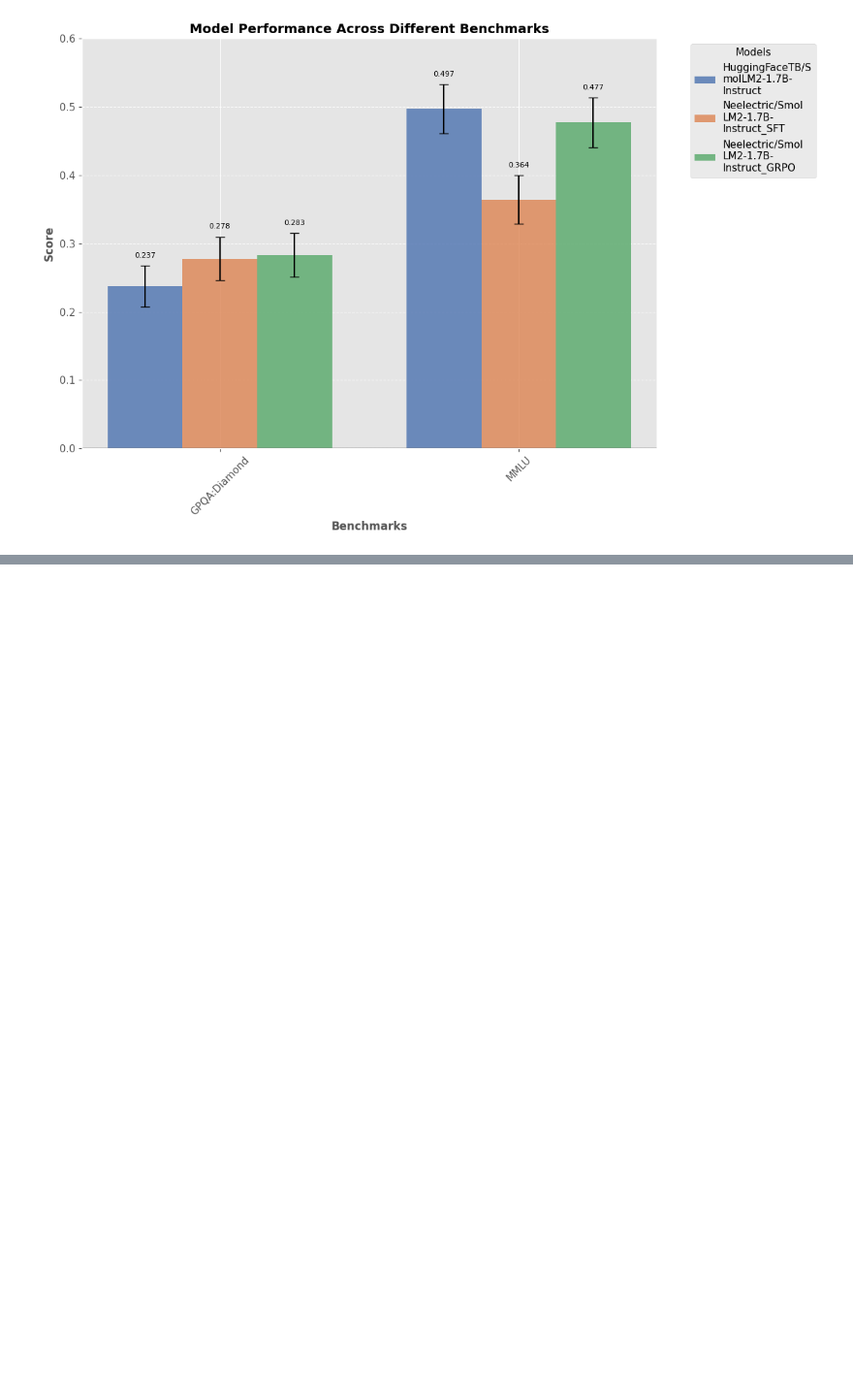
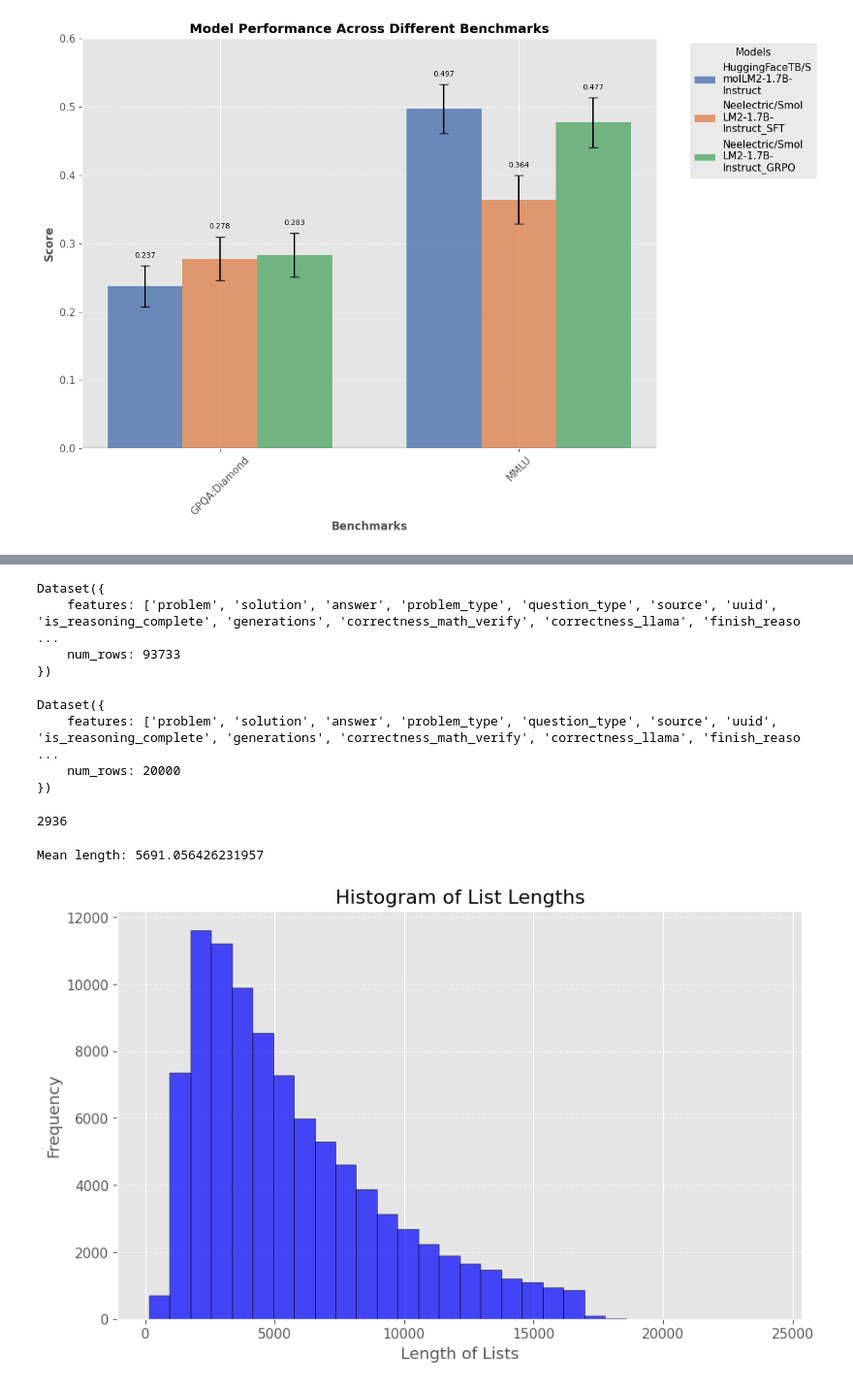
Before and after one commit to Neelectric/ModelDiffing, a Jupyter notebook: general_data_viz.ipynb, the cells around one changed output, grey strips where cells are left out. Shown at 97% size. Cells and saved outputs as stored; diff of their text form; code cells hidden in the pictures; blank space fills up the shorter version.

Commit message:
Plotted lengths in histogram

```diff
--- a/general_data_viz.ipynb
+++ b/general_data_viz.ipynb
@@ -179,0 +170,22 @@ dict_keys(['problem', 'solution', 'answer', 'problem_type', 'question_type', 'so
+# %%
+from datasets import load_dataset
+from transformers import AutoTokenizer
+
+tokenizer = AutoTokenizer.from_pretrained("allenai/OLMo-2-1124-7B-Instruct")
+# tokenizer.chat_template = "{% for message in messages %}{% if loop.first and messages[0]['role'] != 'system' %}{{ '<|im_start|>system\nYou are a helpful AI Assistant that provides well-reasoned and detailed responses. You first think about the reasoning process as an internal monologue and then provide the user with the answer. Respond in the following format: <think>\n...\n</think>\n<answer>\n...\n</answer><|im_end|>\n' }}{% endif %}{{'<|im_start|>' + message['role'] + '\n' + message['content'] + '<|im_end|>' + '\n'}}{% endfor %}{% if add_generation_prompt %}{{ '<|im_start|>assistant\n' }}{% endif %}"
+# tokenizer.
+open_r1 = load_dataset("open-r1/OpenR1-Math-220k")["train"]
+first_elt = open_r1[0]
+messages = first_elt["messages"]
+# print(messages)
+templated = tokenizer.apply_chat_template(
+    messages,
+    tokenize=True,
+    # return_tensors="pt"
+    )
+print(open_r1)
+# %% [output]
+Dataset({
+    features: ['problem', 'solution', 'answer', 'problem_type', 'question_type', 'source', 'uuid', 'is_reasoning_complete', 'generations', 'correctness_math_verify', 'correctness_llama', 'finish_reaso ...
+    num_rows: 93733
+})
@@ -179,0 +214,44 @@ dict_keys(['problem', 'solution', 'answer', 'problem_type', 'question_type', 'so
+# %%
+intermediate_open_r1 = open_r1.select(range(20000))
+intermediate_open_r1
+# %% [output]
+Dataset({
+    features: ['problem', 'solution', 'answer', 'problem_type', 'question_type', 'source', 'uuid', 'is_reasoning_complete', 'generations', 'correctness_math_verify', 'correctness_llama', 'finish_reaso ...
+    num_rows: 20000
+})
+# %%
+tokenized = open_r1.map(
+    lambda x: {"tokenized": tokenizer.apply_chat_template(x["messages"], tokenize=True, add_generation_prompt=False, return_tensors="np")},
+    num_proc=16,
+    keep_in_memory=True,
+    remove_columns=['problem', 'solution', 'answer', 'problem_type', 'question_type', 'source', 'uuid', 'is_reasoning_complete', 'generations', 'correctness_math_verify', 'correctness_llama', 'finish_reasons', 'correctness_count', "messages"]
+    )
+# %%
+flattened = [inner_list[0] for inner_list in tokenized["tokenized"]]
+len(flattened[0])
+# %% [output]
+2936
+# %%
+mean_length = sum(len(item) for item in flattened) / len(flattened)
+
+print(f"Mean length: {mean_length}")
+# %% [output]
+Mean length: 5691.056426231957
+# %%
+import matplotlib.pyplot as plt
+
+# Assuming `flattened` is your list of lists
+lengths = [len(item) for item in flattened]  # Calculate the lengths of each list
+
+# Create the histogram
+plt.figure(figsize=(10, 6))
+plt.hist(lengths, bins=30, color='blue', edgecolor='black', alpha=0.7)
+plt.title('Histogram of List Lengths')
+plt.xlabel('Length of Lists')
+plt.ylabel('Frequency')
+plt.grid(axis='y', linestyle='--', alpha=0.7)
+
+# Show the plot
+plt.show()
+# %% [output]
+[figure, added]
```
Also changed, not shown: parts of 2 cells of this notebook.
